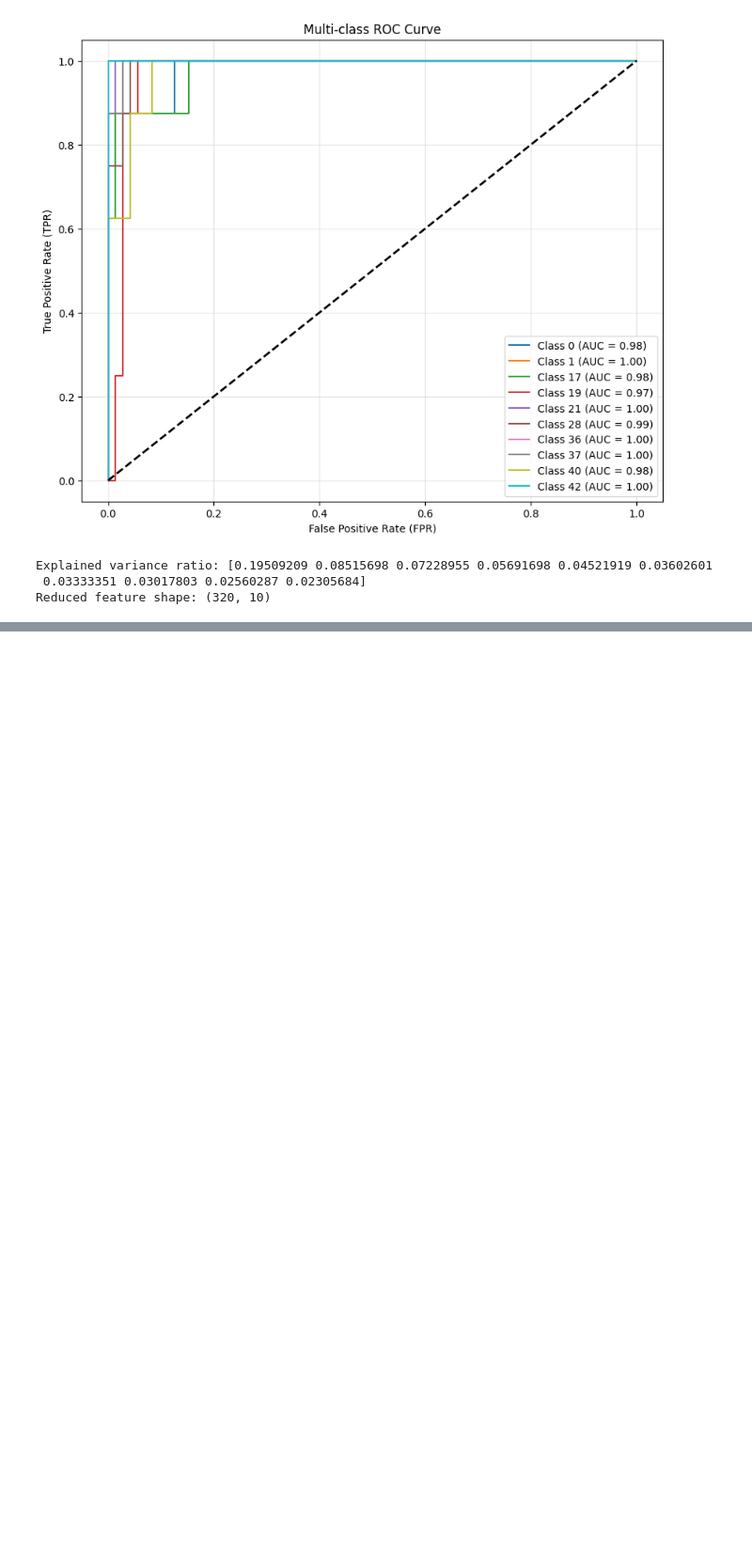
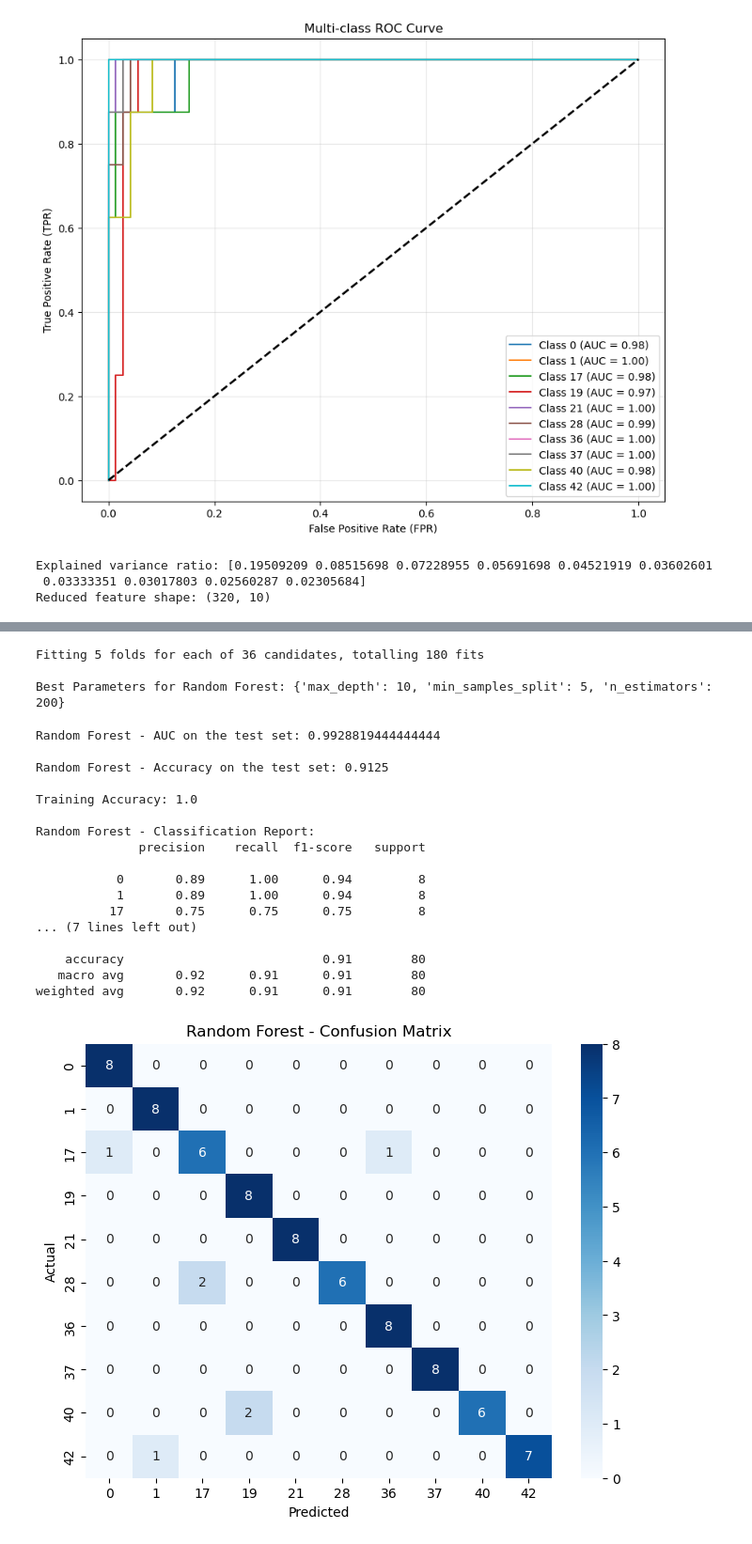
Before and after one commit to soheilbh/aed-challange, a Jupyter notebook: main.ipynb, the cells around one changed output, grey strips where cells are left out. Shown: that part at 94% size. Saved outputs shown, nothing was run; the diff lists cells and outputs as text; code cells hidden in the pictures; blank space fills up the shorter version.

```diff
--- a/main.ipynb
+++ b/main.ipynb
@@ -987,0 +978,59 @@ Training Accuracy: 0.996875
+# %%
+param_grid_rf = {
+    'n_estimators': [50, 100, 200],
+    'max_depth': [None, 10, 20, 30],
+    'min_samples_split': [2, 5, 10]
+}
+
+grid_search_rf = GridSearchCV(RandomForestClassifier(random_state=42), param_grid_rf, cv=5, scoring='roc_auc_ovr', n_jobs=-1, verbose=1)
+grid_search_rf.fit(X_train, y_train)
+print("\nBest Parameters for Random Forest:", grid_search_rf.best_params_)
+# %% [output]
+Fitting 5 folds for each of 36 candidates, totalling 180 fits
+
+Best Parameters for Random Forest: {'max_depth': 10, 'min_samples_split': 5, 'n_estimators': 200}
+# %%
+rf = RandomForestClassifier(n_estimators=100, max_depth=10, min_samples_split=10, random_state=42)
+rf.fit(X_train, y_train)
+y_pred_rf = rf.predict(X_test)
+y_prob_rf = rf.predict_proba(X_test)
+# %%
+test_auc_rf = roc_auc_score(y_test, y_prob_rf, multi_class='ovr')
+accuracy_rf = accuracy_score(y_test, y_pred_rf)
+
+# Classification report
+print("\nRandom Forest - AUC on the test set:", test_auc_rf)
+print("\nRandom Forest - Accuracy on the test set:", accuracy_rf)
+y_train_pred = rf.predict(X_train)
+train_accuracy = accuracy_score(y_train, y_train_pred)
+print("\nTraining Accuracy:", train_accuracy)
+print("\nRandom Forest - Classification Report:")
+print(classification_report(y_test, y_pred_rf))
+
+# Confusion matrix visualization
+cm_rf = confusion_matrix(y_test, y_pred_rf)
+plt.figure(figsize=(8, 6))
+sns.heatmap(cm_rf, annot=True, fmt='d', cmap='Blues', xticklabels=np.unique(y_train), yticklabels=np.unique(y_train))
+plt.xlabel('Predicted')
+plt.ylabel('Actual')
+plt.title('Random Forest - Confusion Matrix')
+plt.show()
+# %% [output]
+Random Forest - AUC on the test set: 0.9928819444444444
+
+Random Forest - Accuracy on the test set: 0.9125
+
+Training Accuracy: 1.0
+
+Random Forest - Classification Report:
+              precision    recall  f1-score   support
+
+           0       0.89      1.00      0.94         8
+           1       0.89      1.00      0.94         8
+          17       0.75      0.75      0.75         8
+... (7 lines left out)
+
+    accuracy                           0.91        80
+   macro avg       0.92      0.91      0.91        80
+weighted avg       0.92      0.91      0.91        80
+[figure, added]
```
Also changed, not shown: parts of 23 cells of this notebook.
